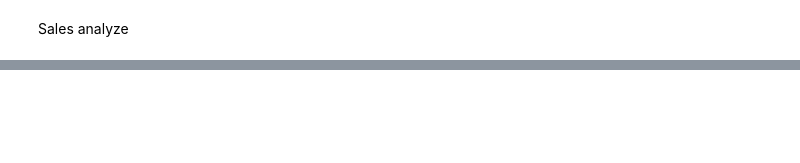
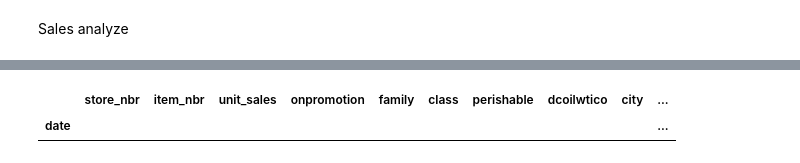
Before and after one commit to ShalikaNuwan/CorporationFavoritaGrocerySalesForecasting, a Jupyter notebook: DataPreprocessing.ipynb, the cells around one changed output, grey strips where cells are left out. Drawn from its saved outputs; the diff is of its cells as text; code cells hidden in the pictures; blank space fills up the shorter version.

```diff
--- a/DataPreprocessing.ipynb
+++ b/DataPreprocessing.ipynb
@@ -300,4 +490,4 @@ train
 # %%
 train.set_index('date',inplace=True)
 # %%
-choosen_df = train[train.index >= '2015-12-23']
+chosen_df = train[train.index >= '2015-12-23']
@@ -308,3 +494,10 @@ choosen_df
+# %%
+chosen_df = chosen_df[chosen_df['city']=='Quito']
+# %%
+chosen_df
+# %% [output]
+|  | store_nbr | item_nbr | unit_sales | onpromotion | family | class | perishable | dcoilwtico | city | ... |
+| date |  |  |  |  |  |  |  |  |  | ... |
 # %%
 from sklearn.preprocessing import LabelEncoder
 #one hot encode for onpromotion ( Flase -> 0 and True -> 1)
```
Also changed, not shown: parts of 34 cells of this notebook.
